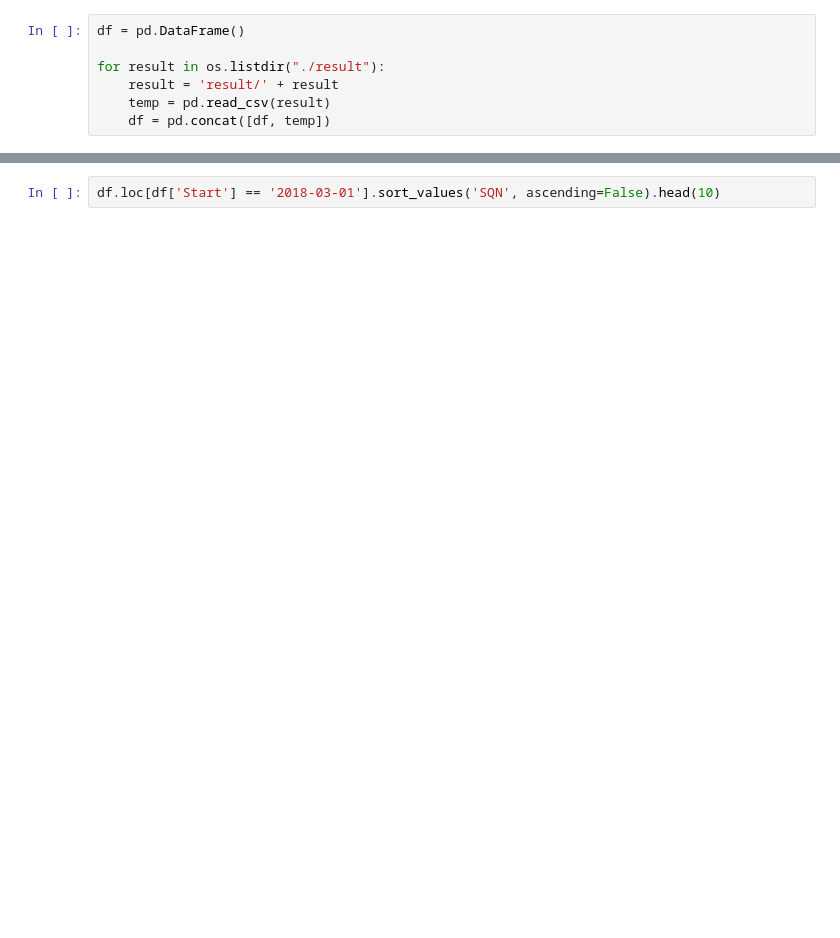
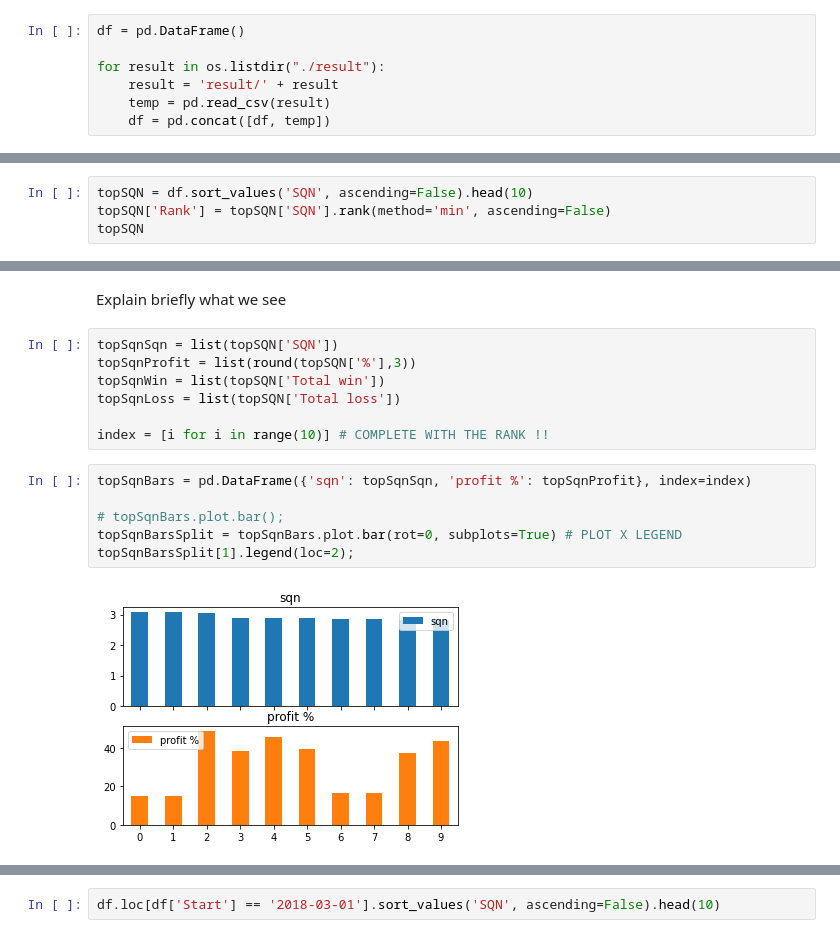
Before and after one commit to lth-elm/Backtrading-Python-Binance, a Jupyter notebook: data_process.ipynb, the cells around one changed output, grey strips where cells are left out. Cells and saved outputs as stored; diff of their text form; blank space fills up the shorter version.

```diff
--- a/data_process.ipynb
+++ b/data_process.ipynb
@@ -14,0 +19,4 @@ Top 10 SQN no bullrun period
+# %%
+topSQN = df.sort_values('SQN', ascending=False).head(10)
+topSQN['Rank'] = topSQN['SQN'].rank(method='min', ascending=False)
+topSQN
@@ -14,0 +35,17 @@ Top 10 SQN no bullrun period
+# %% [markdown]
+Explain briefly what we see
+# %%
+topSqnSqn = list(topSQN['SQN'])
+topSqnProfit = list(round(topSQN['%'],3))
+topSqnWin = list(topSQN['Total win'])
+topSqnLoss = list(topSQN['Total loss'])
+
+index = [i for i in range(10)] # COMPLETE WITH THE RANK !!
+# %%
+topSqnBars = pd.DataFrame({'sqn': topSqnSqn, 'profit %': topSqnProfit}, index=index)
+
+# topSqnBars.plot.bar();
+topSqnBarsSplit = topSqnBars.plot.bar(rot=0, subplots=True) # PLOT X LEGEND
+topSqnBarsSplit[1].legend(loc=2);
+# %% [output]
+[figure, added]
```
Also changed, not shown: parts of 16 cells of this notebook.
